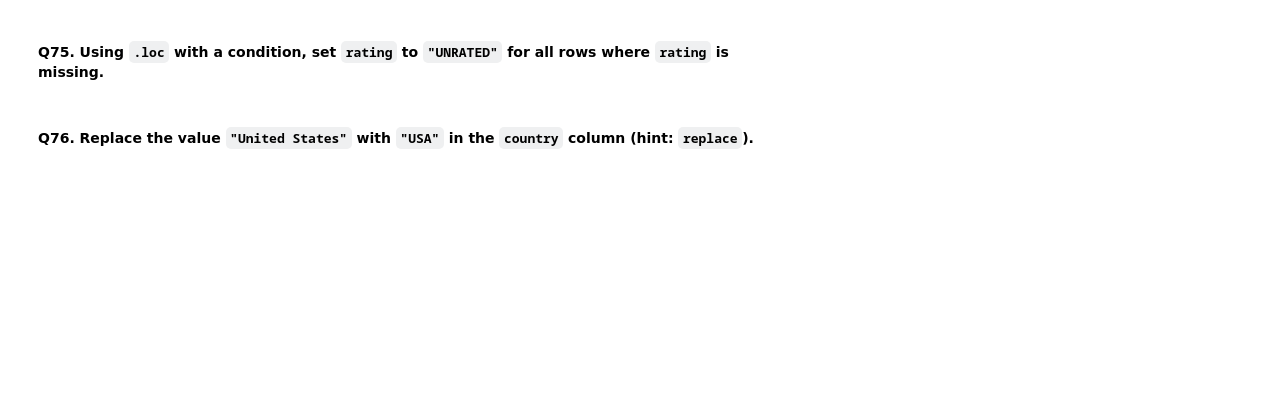
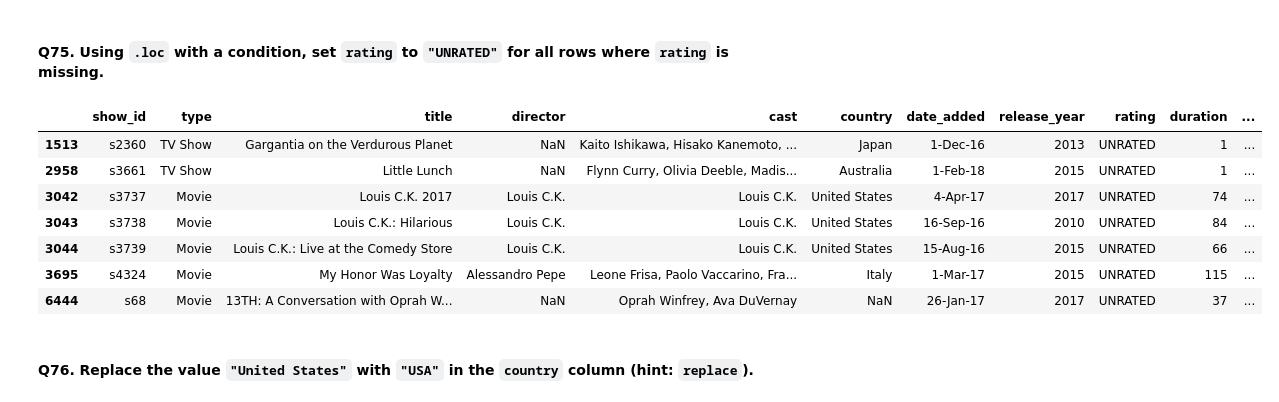
Before and after one commit to Kaini9/Netflix_Dataset_Pandas_125_Questions, a Jupyter notebook: netflix_125_question_workbook.ipynb, the cells around one changed output. Saved outputs shown, nothing was run; the diff lists cells and outputs as text; code cells hidden in the pictures; blank space fills up the shorter version.

```diff
--- a/netflix_125_question_workbook.ipynb
+++ b/netflix_125_question_workbook.ipynb
@@ -1207,3 +1214,4 @@ df.sort_values(['release_year', 'title'], ascending=[False, True])
 #### Q72. Create a new column `age_years` = 2026 minus `release_year`.
 # %%
 # Your answer here
+df['age_years'] = 2026 - df['release_year']
@@ -1222,3 +1284,14 @@ df.sort_values(['release_year', 'title'], ascending=[False, True])
+# %%
+df.loc[df["rating"] == "UNRATED"]
+# %% [output]
+|  | show_id | type | title | director | cast | country | date_added | release_year | rating | duration | ... |
+| 1513 | s2360 | TV Show | Gargantia on the Verdurous Planet | NaN | Kaito Ishikawa, Hisako Kanemoto, ... | Japan | 1-Dec-16 | 2013 | UNRATED | 1 | ... |
+| 2958 | s3661 | TV Show | Little Lunch | NaN | Flynn Curry, Olivia Deeble, Madis... | Australia | 1-Feb-18 | 2015 | UNRATED | 1 | ... |
+| 3042 | s3737 | Movie | Louis C.K. 2017 | Louis C.K. | Louis C.K. | United States | 4-Apr-17 | 2017 | UNRATED | 74 | ... |
+| 3043 | s3738 | Movie | Louis C.K.: Hilarious | Louis C.K. | Louis C.K. | United States | 16-Sep-16 | 2010 | UNRATED | 84 | ... |
+| 3044 | s3739 | Movie | Louis C.K.: Live at the Comedy Store | Louis C.K. | Louis C.K. | United States | 15-Aug-16 | 2015 | UNRATED | 66 | ... |
+| 3695 | s4324 | Movie | My Honor Was Loyalty | Alessandro Pepe | Leone Frisa, Paolo Vaccarino, Fra... | Italy | 1-Mar-17 | 2015 | UNRATED | 115 | ... |
+| 6444 | s68 | Movie | 13TH: A Conversation with Oprah W... | NaN | Oprah Winfrey, Ava DuVernay | NaN | 26-Jan-17 | 2017 | UNRATED | 37 | ... |
 # %% [markdown]
 #### Q76. Replace the value `"United States"` with `"USA"` in the `country` column (hint: `replace`).
 # %%
```
Also changed, not shown: parts of 55 cells of this notebook.
